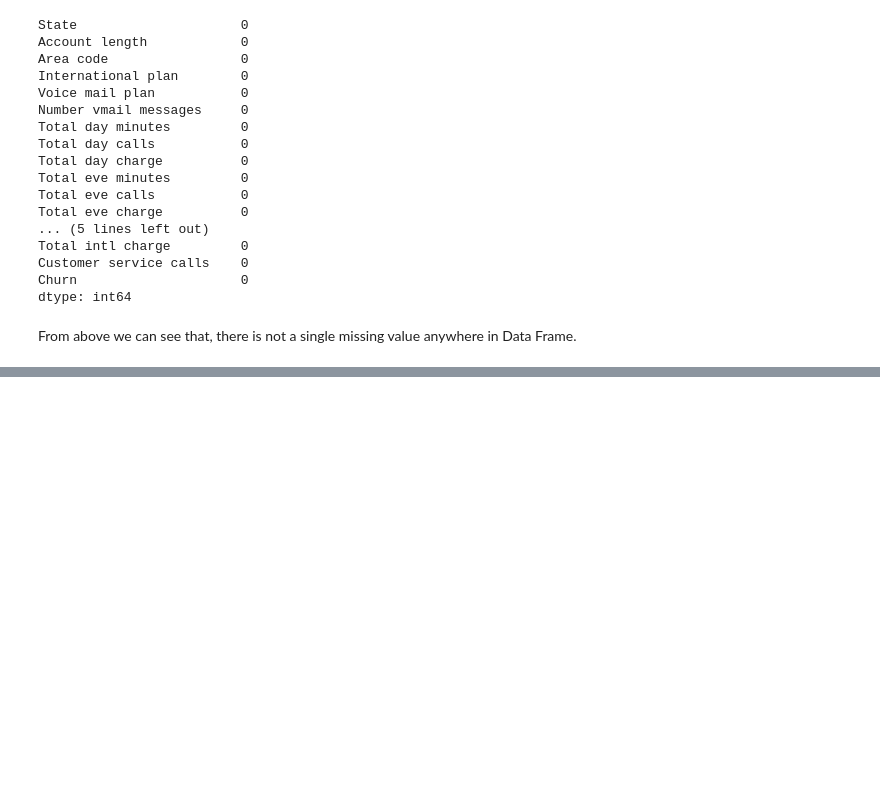
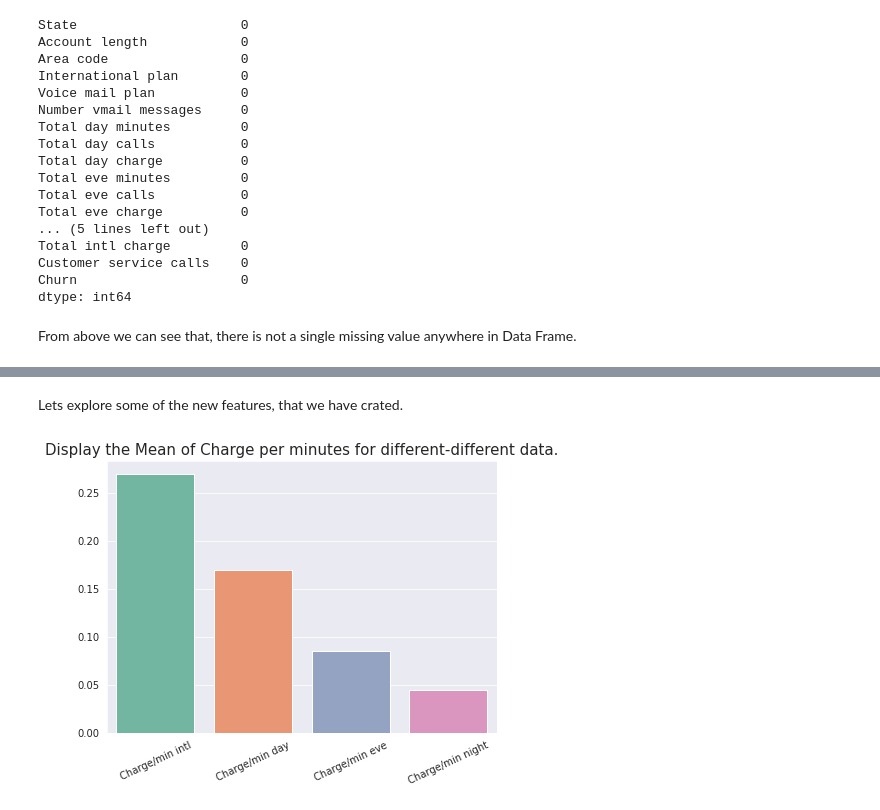
Before and after one commit to Gaurav2912/Telecom-Churn-Analysis---Capstone-Project, a Jupyter notebook: Telecom_Churn_Analysis_Capstone_Project.ipynb, the cells around one changed output, grey strips where cells are left out. Saved outputs shown, nothing was run; the diff lists cells and outputs as text; code cells hidden in the pictures; blank space fills up the shorter version.

```diff
--- a/Telecom_Churn_Analysis_Capstone_Project.ipynb
+++ b/Telecom_Churn_Analysis_Capstone_Project.ipynb
@@ -123,0 +318,10 @@ memory usage: 498.1+ KB
+# %% [markdown]
+Lets explore some of the new features, that we have crated.
+# %%
+plt.figure(figsize= (7,5))
+plt.title("Display the Mean of Charge per minutes for different-different data.", fontsize= 15)
+# Bar Plot
+sns.barplot(data=df[['Charge/min intl','Charge/min day', 'Charge/min eve', 'Charge/min night']], palette= 'Set2')
+plt.xticks(rotation=25);
+# %% [output]
+[figure, added]
```
Also changed, not shown: parts of 36 cells of this notebook.
